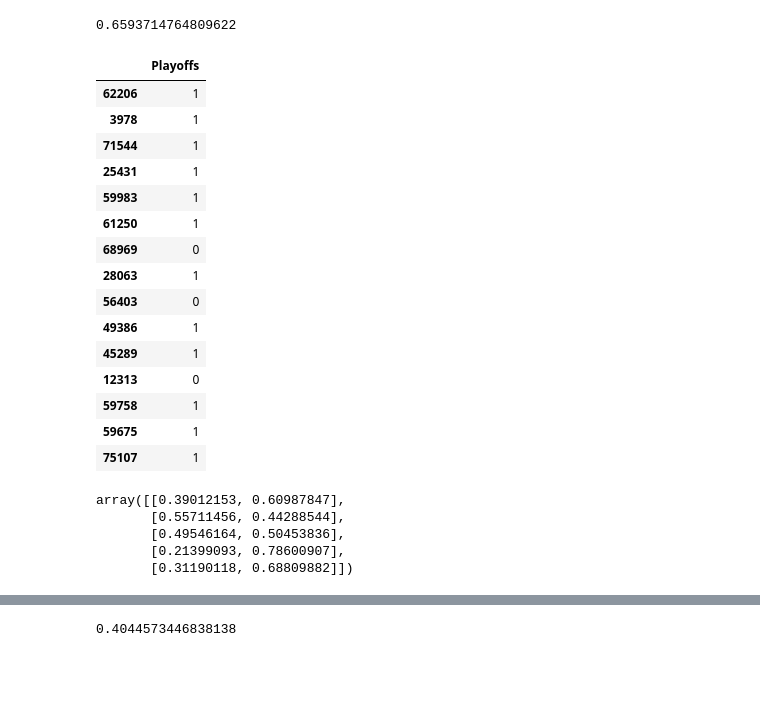
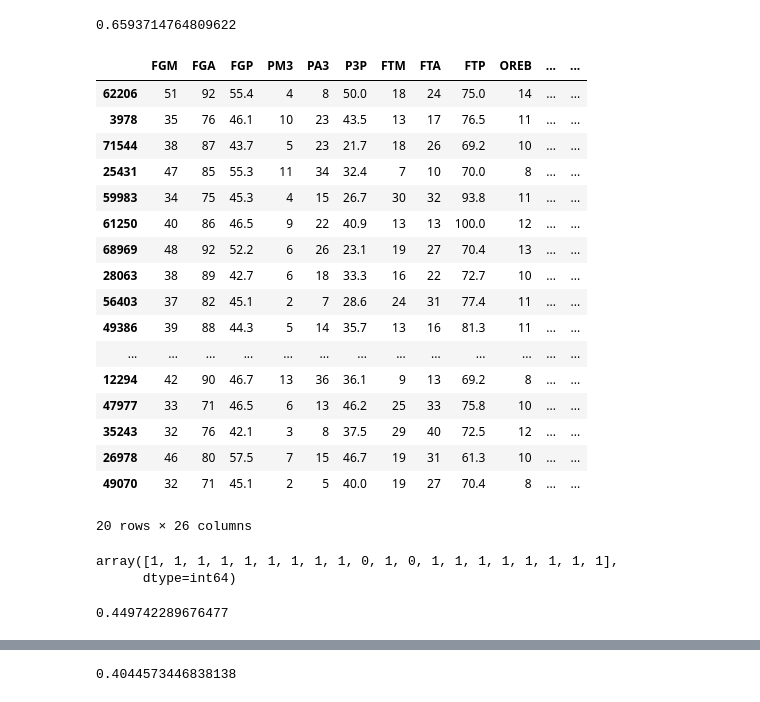
Before and after one commit to Blunt10K/NBA, a Jupyter notebook: notebooks/NBA Playoff Predictions.ipynb, the cells around one changed output, grey strips where cells are left out. Cells and saved outputs as stored; diff of their text form; code cells hidden in the pictures; blank space fills up the shorter version.

```diff
--- a/notebooks/NBA Playoff Predictions.ipynb
+++ b/notebooks/NBA Playoff Predictions.ipynb
@@ -472,29 +474,30 @@ recall_score(model.predict(X_train),Y)
 # %% [output]
 0.6593714764809622
 # %%
-train[['Playoffs']].head(15)
+train.iloc[0:20]
 # %% [output]
-|  | Playoffs |
-| 62206 | 1 |
-| 3978 | 1 |
-| 71544 | 1 |
-| 25431 | 1 |
-| 59983 | 1 |
-| 61250 | 1 |
-| 68969 | 0 |
-| 28063 | 1 |
-| 56403 | 0 |
-| 49386 | 1 |
-| 45289 | 1 |
-| 12313 | 0 |
-| 59758 | 1 |
-| 59675 | 1 |
-| 75107 | 1 |
+|  | FGM | FGA | FGP | PM3 | PA3 | P3P | FTM | FTA | FTP | OREB | ... | ... |
+| 62206 | 51 | 92 | 55.4 | 4 | 8 | 50.0 | 18 | 24 | 75.0 | 14 | ... | ... |
+| 3978 | 35 | 76 | 46.1 | 10 | 23 | 43.5 | 13 | 17 | 76.5 | 11 | ... | ... |
+| 71544 | 38 | 87 | 43.7 | 5 | 23 | 21.7 | 18 | 26 | 69.2 | 10 | ... | ... |
+| 25431 | 47 | 85 | 55.3 | 11 | 34 | 32.4 | 7 | 10 | 70.0 | 8 | ... | ... |
+| 59983 | 34 | 75 | 45.3 | 4 | 15 | 26.7 | 30 | 32 | 93.8 | 11 | ... | ... |
+| 61250 | 40 | 86 | 46.5 | 9 | 22 | 40.9 | 13 | 13 | 100.0 | 12 | ... | ... |
+| 68969 | 48 | 92 | 52.2 | 6 | 26 | 23.1 | 19 | 27 | 70.4 | 13 | ... | ... |
+| 28063 | 38 | 89 | 42.7 | 6 | 18 | 33.3 | 16 | 22 | 72.7 | 10 | ... | ... |
+| 56403 | 37 | 82 | 45.1 | 2 | 7 | 28.6 | 24 | 31 | 77.4 | 11 | ... | ... |
+| 49386 | 39 | 88 | 44.3 | 5 | 14 | 35.7 | 13 | 16 | 81.3 | 11 | ... | ... |
+| ... | ... | ... | ... | ... | ... | ... | ... | ... | ... | ... | ... | ... |
+| 12294 | 42 | 90 | 46.7 | 13 | 36 | 36.1 | 9 | 13 | 69.2 | 8 | ... | ... |
+| 47977 | 33 | 71 | 46.5 | 6 | 13 | 46.2 | 25 | 33 | 75.8 | 10 | ... | ... |
+| 35243 | 32 | 76 | 42.1 | 3 | 8 | 37.5 | 29 | 40 | 72.5 | 12 | ... | ... |
+| 26978 | 46 | 80 | 57.5 | 7 | 15 | 46.7 | 19 | 31 | 61.3 | 10 | ... | ... |
+| 49070 | 32 | 71 | 45.1 | 2 | 5 | 40.0 | 19 | 27 | 70.4 | 8 | ... | ... |
+20 rows × 26 columns
+# %%
+model.predict(X_train[:20,:])
+# %% [output]
+array([1, 1, 1, 1, 1, 1, 1, 1, 1, 0, 1, 0, 1, 1, 1, 1, 1, 1, 1, 1],
+      dtype=int64)
 # %%
-model.predict_proba(X_train[:5,:])
+total = len(train)
-# %% [output]
-array([[0.39012153, 0.60987847],
-       [0.55711456, 0.44288544],
-       [0.49546164, 0.50453836],
-       [0.21399093, 0.78600907],
-       [0.31190118, 0.68809882]])
@@ -500,0 +508,4 @@ array([[0.39012153, 0.60987847],
+# %%
+no_playoffs/total
+# %% [output]
+0.449742289676477
```
Also changed, not shown: parts of 19 cells of this notebook, 2 other files.
